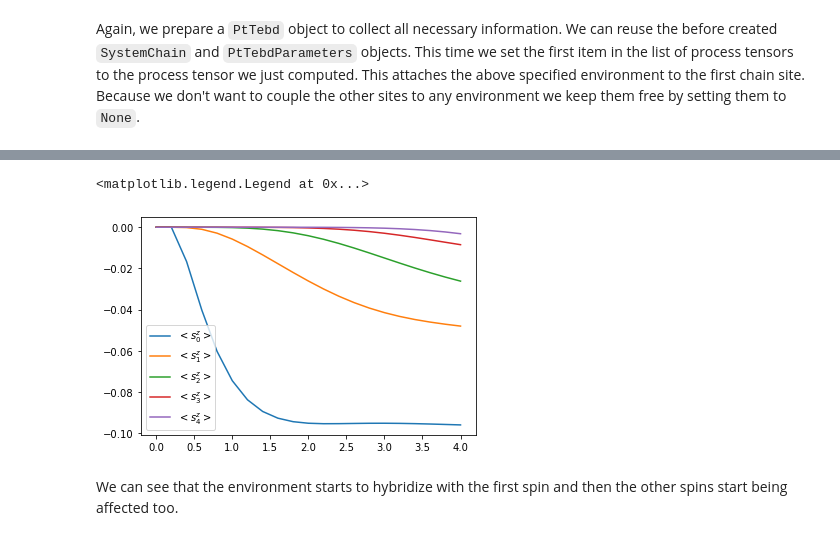
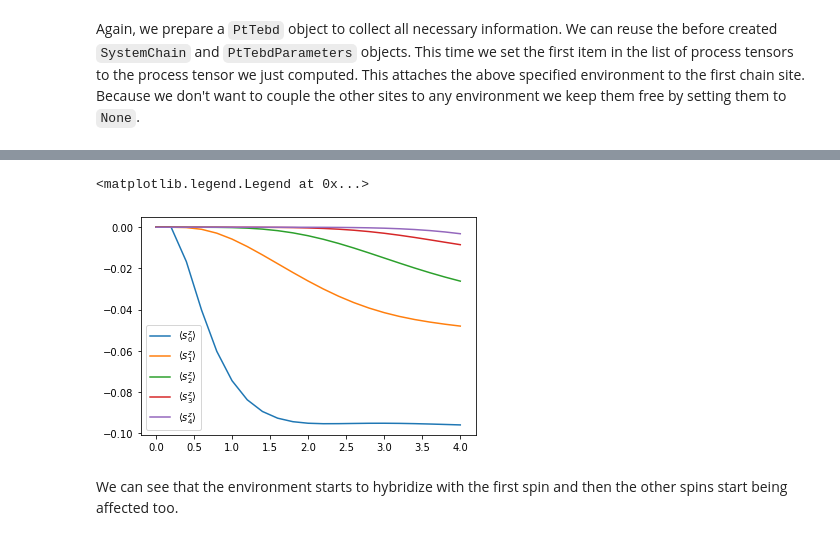
Before and after one commit to tempoCollaboration/OQuPy, a Jupyter notebook: tutorials/pt_tebd.ipynb, the cells around one changed output, grey strips where cells are left out. Drawn from its saved outputs; the diff is of its cells as text; code cells hidden in the pictures.

```diff
--- a/tutorials/pt_tebd.ipynb
+++ b/tutorials/pt_tebd.ipynb
@@ -128,7 +128,7 @@ for site, dynamics in results_closed['dynamics'].items():
     plt.plot(
         *dynamics.expectations(sz, real=True),
         color=f"C{site}", linestyle="solid",
-        label=f"$<s_{site}^z>$")
+        label=f"$\\langle s_{site}^z \\rangle$")
 plt.legend()
 # %% [output]
 <matplotlib.legend.Legend at 0x...>
@@ -202,11 +202,11 @@ Elapsed time: 4.3s
 # %%
 for site, dyn in results_open['dynamics'].items():
     plt.plot(*dyn.expectations(sz, real=True),
              color=f"C{site}", linestyle="solid",
-             label=f"$<s_{site}^z>$")
+             label=f"$\\langle s_{site}^z \\rangle$")
 plt.legend()
 # %% [output]
 <matplotlib.legend.Legend at 0x...>
-[figure, old version]
+[figure, new version]
 # %% [markdown]
 We can see that the environment starts to hybridize with the first spin and then the other spins start being affected too.
```
Also changed, not shown: parts of 5 cells of this notebook, 40 other files.
